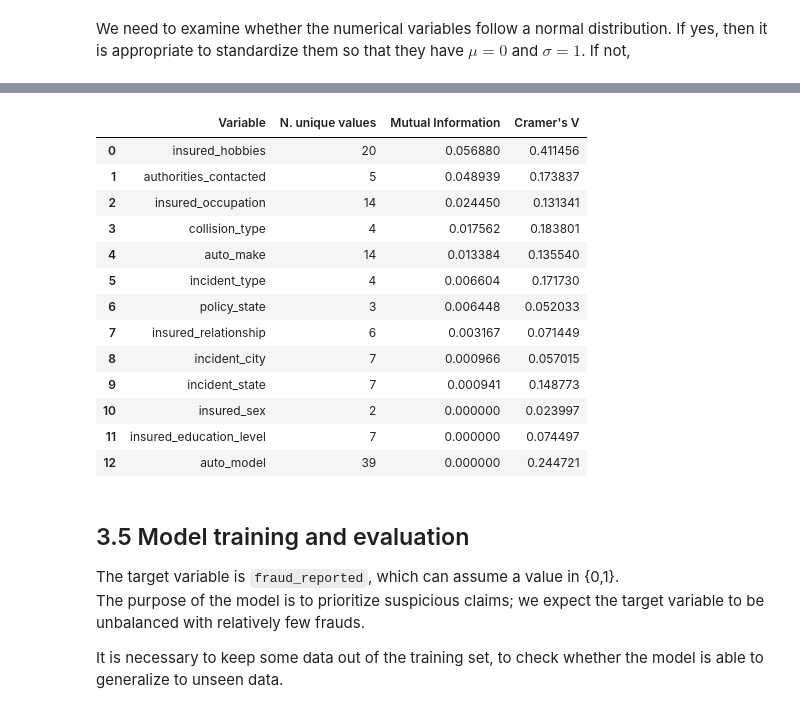
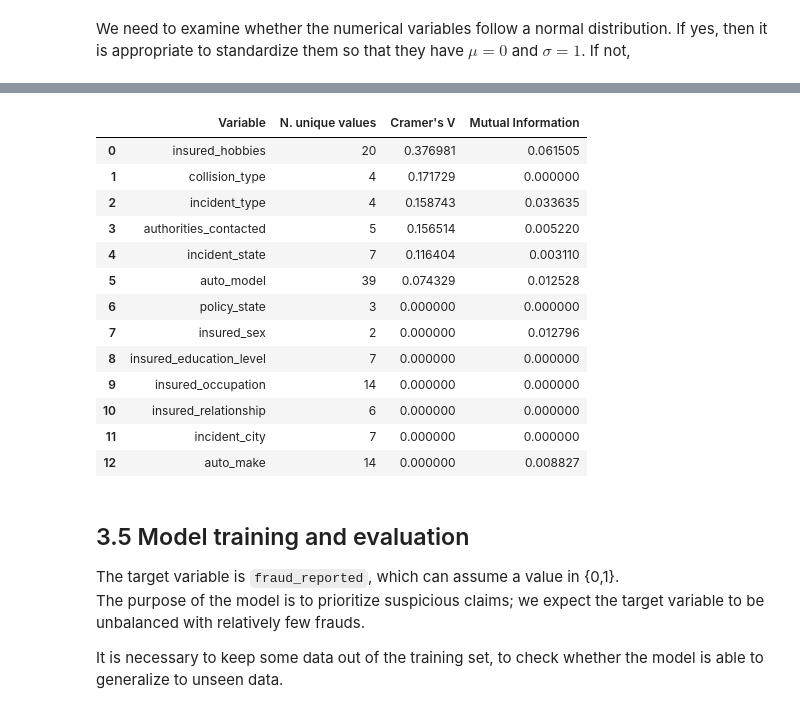
Before and after one commit to AndreaLK3/ClaimsChallenge, a Jupyter notebook: DataScientist_code-challenge.ipynb, the cells around one changed output, grey strips where cells are left out. Saved outputs shown, nothing was run; the diff lists cells and outputs as text; code cells hidden in the pictures.

```diff
--- a/DataScientist_code-challenge.ipynb
+++ b/DataScientist_code-challenge.ipynb
@@ -415,12 +418,14 @@ The Chi-Square test of independence measures the association between discrete va
 # %%
 def cramer_v(x, y):
     dataset = pd.crosstab(index=x, columns=y)
+    rows = dataset.shape[0]
+    cols = dataset.shape[1]
     X2 = stats.chi2_contingency(dataset, correction=False)[0]
     N = len(x.index)
-    minimum_dimension = min(dataset.shape)-1
-
+    minimum_dimension = min(rows, cols)-1
+    bias_correction = (rows -1)*(cols -1) / (N-1)
     # Calculate Cramer's V
-    result = np.sqrt((X2/N) / minimum_dimension)
+    result = np.sqrt(max(0,(X2/N - bias_correction)) / minimum_dimension)
     return result
 
 
@@ -432,31 +437,30 @@ def mutual_info(x_str,y):
 # %%
 categorical_variables = []
 for c in df.columns:
     if df[c].dtype == pd.CategoricalDtype:
             categorical_variables.append(c)
 
 lts = []
 for c in categorical_variables:
         u = cramer_v(df[c], df[y_name])
-        # X2, p_val = chisquare_test(df[c], df[y_name])
         mi = mutual_info(df[c], df[y_name])[0]
-        lts.append((c, df[c].value_counts().count(), mi, u))
+        lts.append((c, df[c].value_counts().count(), u, mi))
 lts = sorted(lts, key=lambda tpl: tpl[2], reverse=True)
-c_info_df = pd.DataFrame(lts, columns=["Variable", "N. unique values", "Mutual Information",  "Cramer's V"])
+c_info_df = pd.DataFrame(lts, columns=["Variable", "N. unique values",  "Cramer's V", "Mutual Information",])
 display(c_info_df)
 # %% [output]
-|  | Variable | N. unique values | Mutual Information | Cramer's V |
-| 0 | insured_hobbies | 20 | 0.056880 | 0.411456 |
-| 1 | authorities_contacted | 5 | 0.048939 | 0.173837 |
-| 2 | insured_occupation | 14 | 0.024450 | 0.131341 |
-| 3 | collision_type | 4 | 0.017562 | 0.183801 |
-| 4 | auto_make | 14 | 0.013384 | 0.135540 |
-| 5 | incident_type | 4 | 0.006604 | 0.171730 |
-| 6 | policy_state | 3 | 0.006448 | 0.052033 |
-| 7 | insured_relationship | 6 | 0.003167 | 0.071449 |
-| 8 | incident_city | 7 | 0.000966 | 0.057015 |
-| 9 | incident_state | 7 | 0.000941 | 0.148773 |
-| 10 | insured_sex | 2 | 0.000000 | 0.023997 |
-| 11 | insured_education_level | 7 | 0.000000 | 0.074497 |
-| 12 | auto_model | 39 | 0.000000 | 0.244721 |
+|  | Variable | N. unique values | Cramer's V | Mutual Information |
+| 0 | insured_hobbies | 20 | 0.376981 | 0.061505 |
+| 1 | collision_type | 4 | 0.171729 | 0.000000 |
+| 2 | incident_type | 4 | 0.158743 | 0.033635 |
+| 3 | authorities_contacted | 5 | 0.156514 | 0.005220 |
+| 4 | incident_state | 7 | 0.116404 | 0.003110 |
+| 5 | auto_model | 39 | 0.074329 | 0.012528 |
+| 6 | policy_state | 3 | 0.000000 | 0.000000 |
+| 7 | insured_sex | 2 | 0.000000 | 0.012796 |
+| 8 | insured_education_level | 7 | 0.000000 | 0.000000 |
+| 9 | insured_occupation | 14 | 0.000000 | 0.000000 |
+| 10 | insured_relationship | 6 | 0.000000 | 0.000000 |
+| 11 | incident_city | 7 | 0.000000 | 0.000000 |
+| 12 | auto_make | 14 | 0.000000 | 0.008827 |
 # %%
```
Also changed, not shown: parts of 2 cells of this notebook.
